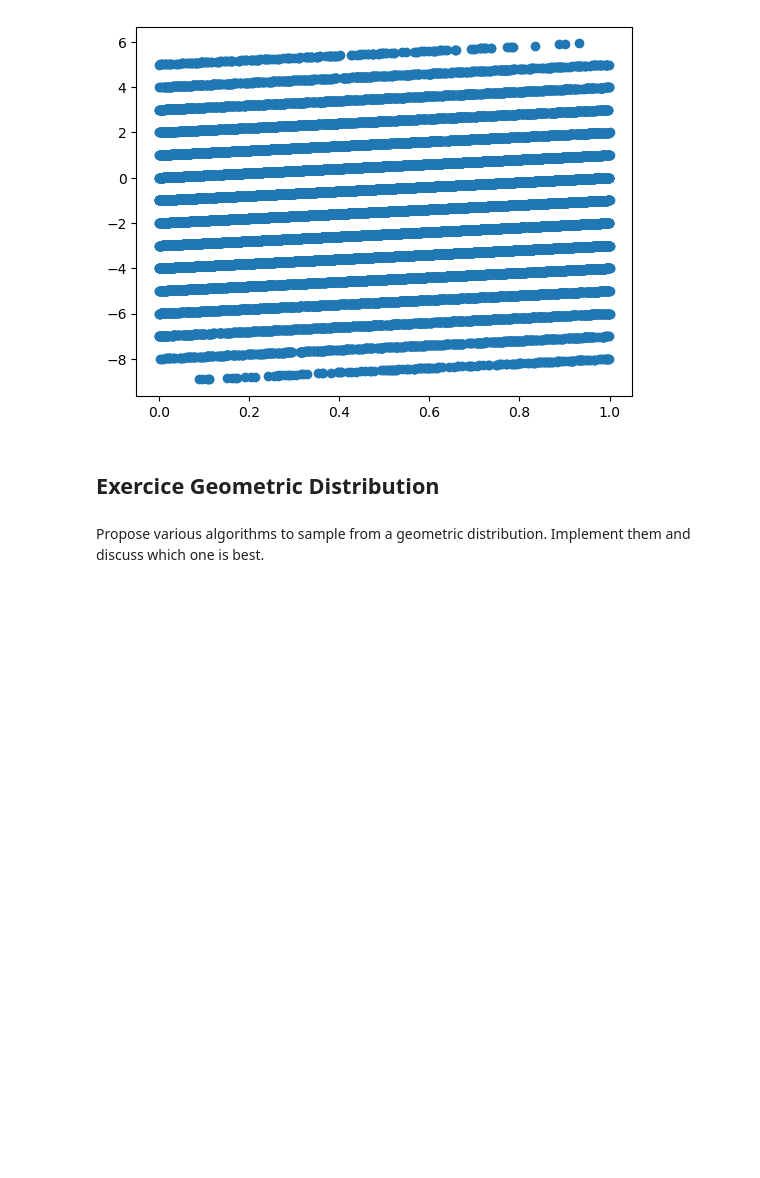
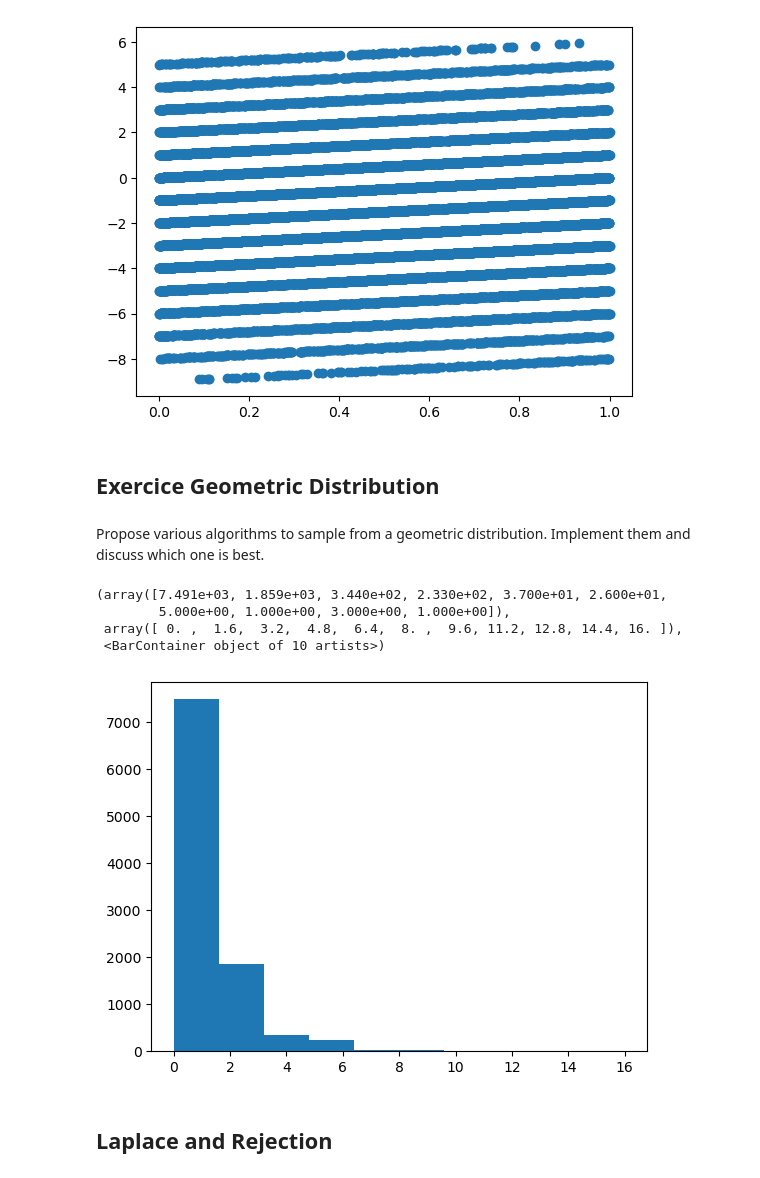
Before and after one commit to DiegoRenaud/MonteCarlo2A, a Jupyter notebook: TD 1.ipynb, the cells around one changed output. Saved outputs shown, nothing was run; the diff lists cells and outputs as text; code cells hidden in the pictures; blank space fills up the shorter version.

```diff
--- a/TD 1.ipynb
+++ b/TD 1.ipynb
@@ -62,3 +62,32 @@ plt.scatter(u, 6*v-9*w)
 # %% [markdown]
 Propose various algorithms to sample from a geometric distribution. Implement
 them and discuss which one is best.
+# %%
+# Inversion Method
+def geomInv(p):
+    X = np.ceil(np.log(1-np.random.rand())/np.log(1-p))
+    return X
+
+#Rejection Method
+def geomRej(p):
+    X = 0
+    while np.random.rand()<1-p:
+        X +=1
+    return X+1
+# %%
+# Test Function
+def TestGeom(N,p,f):
+    arr = np.zeros(N)
+    for i in range(N):
+        arr[i] = f(p)
+    return plt.hist(arr)
+
+TestGeom(10000, 1/2, geomRej)
+# %% [output]
+(array([7.491e+03, 1.859e+03, 3.440e+02, 2.330e+02, 3.700e+01, 2.600e+01,
+        5.000e+00, 1.000e+00, 3.000e+00, 1.000e+00]),
+ array([ 0. ,  1.6,  3.2,  4.8,  6.4,  8. ,  9.6, 11.2, 12.8, 14.4, 16. ]),
+ <BarContainer object of 10 artists>)
+[figure, added]
+# %% [markdown]
+## Laplace and Rejection
```
Also changed, not shown: parts of 1 cell of this notebook.
